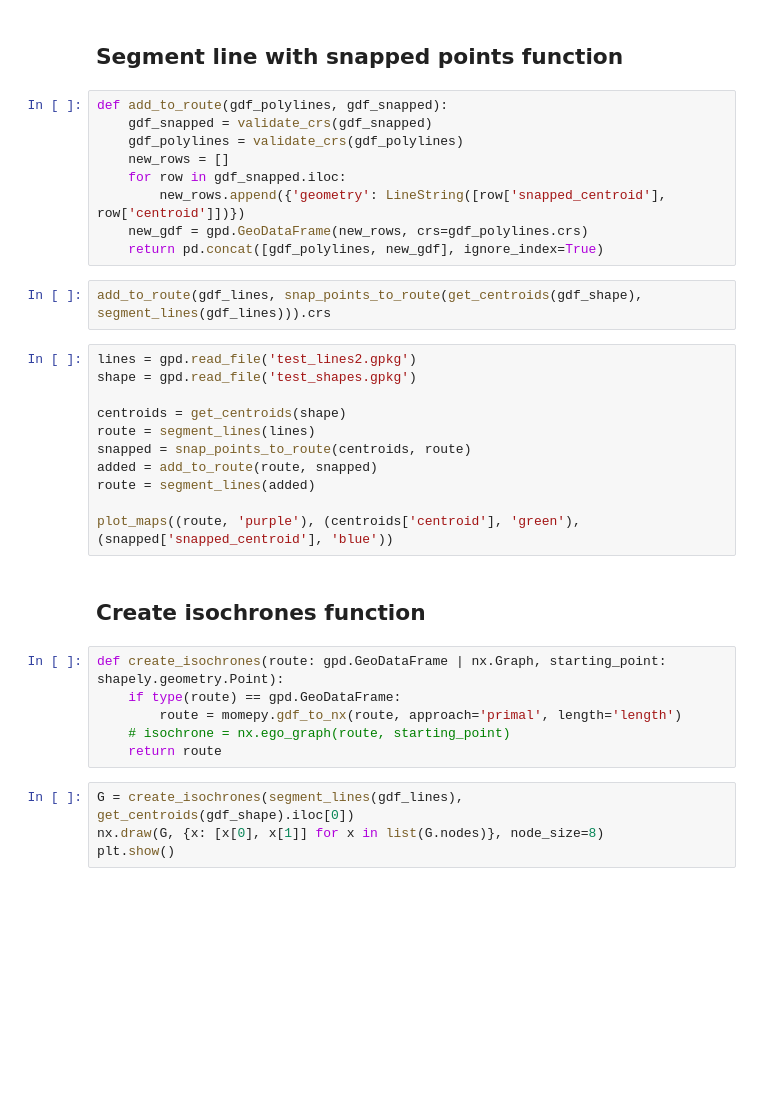
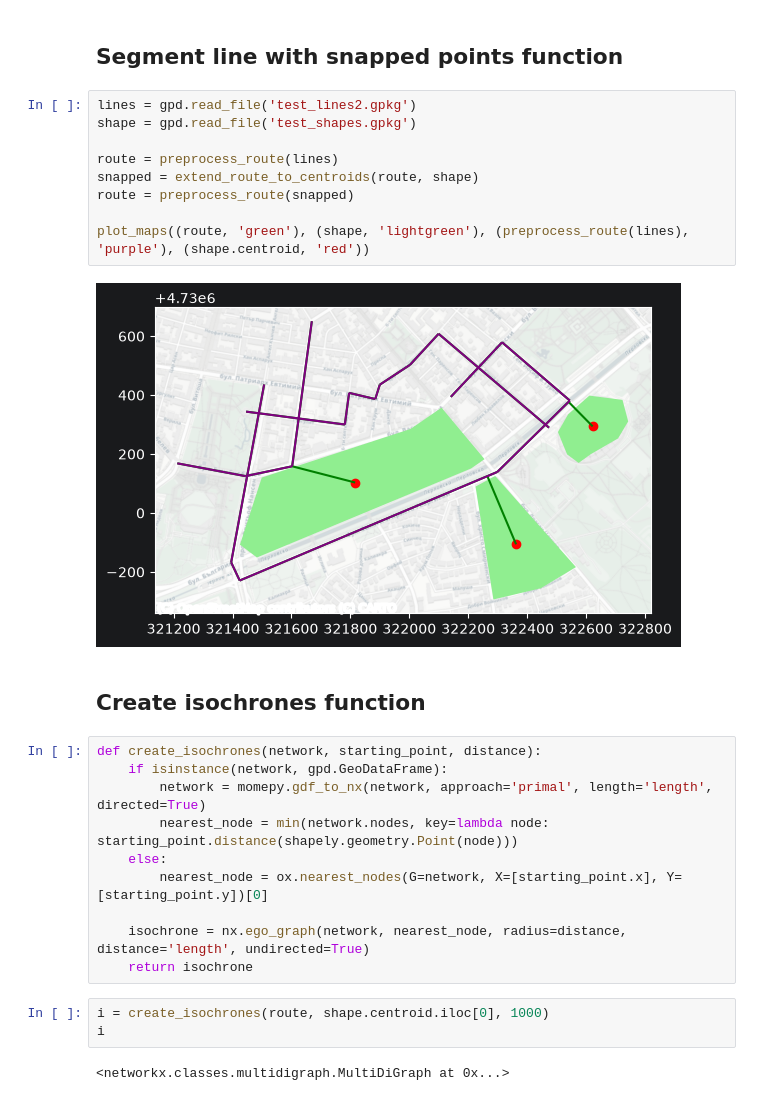
Before and after one commit to NikitaALSI/Izochrones, a Jupyter notebook: Development/Playground.ipynb, the cells around one changed output. Saved outputs shown, nothing was run; the diff lists cells and outputs as text; blank space fills up the shorter version.

Commit message:
Developed and tested isochrone function

```diff
--- a/Development/Playground.ipynb
+++ b/Development/Playground.ipynb
@@ -90,37 +109,31 @@ plot_maps((snapped_targets, 'blue'))
 # Start Here
 # %% [markdown]
 ## Segment line with snapped points function
-# %%
-def add_to_route(gdf_polylines, gdf_snapped):
-    gdf_snapped = validate_crs(gdf_snapped)
-    gdf_polylines = validate_crs(gdf_polylines)
-    new_rows = []
-    for row in gdf_snapped.iloc:
-        new_rows.append({'geometry': LineString([row['snapped_centroid'], row['centroid']])})
-    new_gdf = gpd.GeoDataFrame(new_rows, crs=gdf_polylines.crs)
-    return pd.concat([gdf_polylines, new_gdf], ignore_index=True)
-# %%
-add_to_route(gdf_lines, snap_points_to_route(get_centroids(gdf_shape), segment_lines(gdf_lines))).crs
 # %%
 lines = gpd.read_file('test_lines2.gpkg')
 shape = gpd.read_file('test_shapes.gpkg')
 
-centroids = get_centroids(shape)
-route = segment_lines(lines)
-snapped = snap_points_to_route(centroids, route)
-added = add_to_route(route, snapped)
-route = segment_lines(added)
+route = preprocess_route(lines)
+snapped = extend_route_to_centroids(route, shape)
+route = preprocess_route(snapped)
 
-plot_maps((route, 'purple'), (centroids['centroid'], 'green'), (snapped['snapped_centroid'], 'blue'))
+plot_maps((route, 'green'), (shape, 'lightgreen'), (preprocess_route(lines), 'purple'), (shape.centroid, 'red'))
+# %% [output]
+[figure, added]
 # %% [markdown]
 ## Create isochrones function
 # %%
-def create_isochrones(route: gpd.GeoDataFrame | nx.Graph, starting_point: shapely.geometry.Point):
-    if type(route) == gpd.GeoDataFrame:
-        route = momepy.gdf_to_nx(route, approach='primal', length='length')
-    # isochrone = nx.ego_graph(route, starting_point)
-    return route
+def create_isochrones(network, starting_point, distance):
+    if isinstance(network, gpd.GeoDataFrame):
+        network = momepy.gdf_to_nx(network, approach='primal', length='length', directed=True)
+        nearest_node = min(network.nodes, key=lambda node: starting_point.distance(shapely.geometry.Point(node)))
+    else:
+        nearest_node = ox.nearest_nodes(G=network, X=[starting_point.x], Y=[starting_point.y])[0]
+
+    isochrone = nx.ego_graph(network, nearest_node, radius=distance, distance='length', undirected=True)
+    return isochrone
-# %%
-G = create_isochrones(segment_lines(gdf_lines), get_centroids(gdf_shape).iloc[0])
-nx.draw(G, {x: [x[0], x[1]] for x in list(G.nodes)}, node_size=8)
-plt.show()
+# %%
+i = create_isochrones(route, shape.centroid.iloc[0], 1000)
+i
+# %% [output]
+<networkx.classes.multidigraph.MultiDiGraph at 0x...>
```
Also changed, not shown: parts of 10 cells of this notebook, 1 other file.
